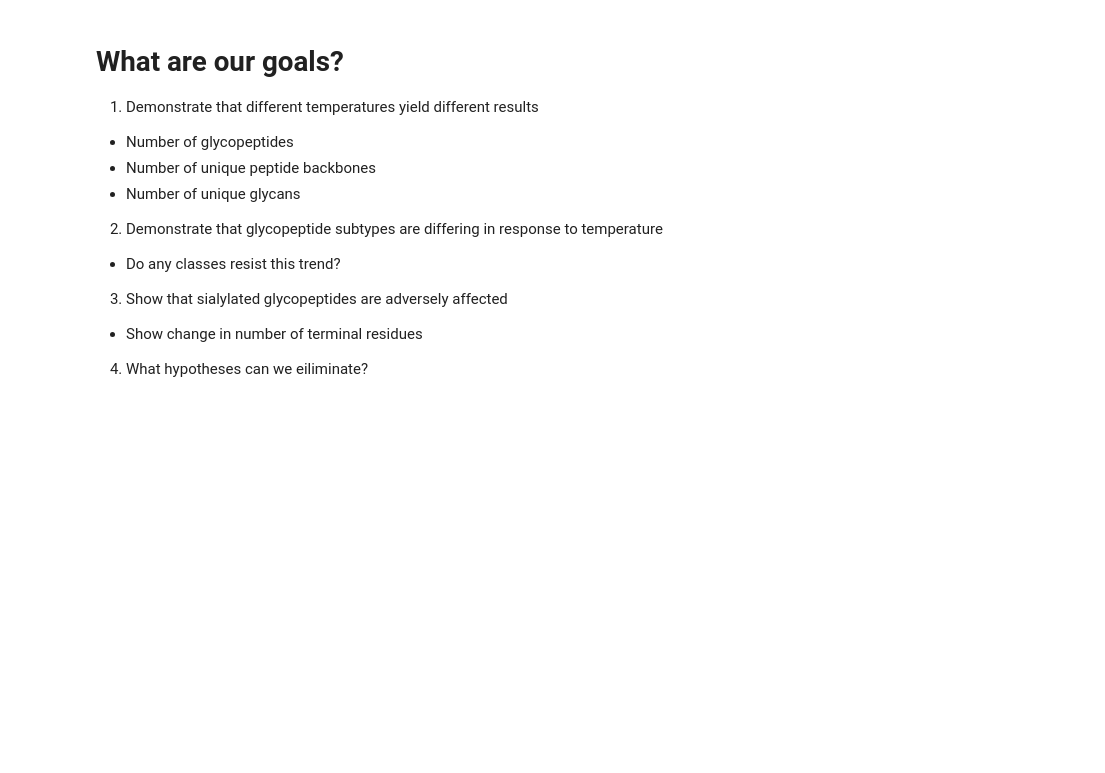
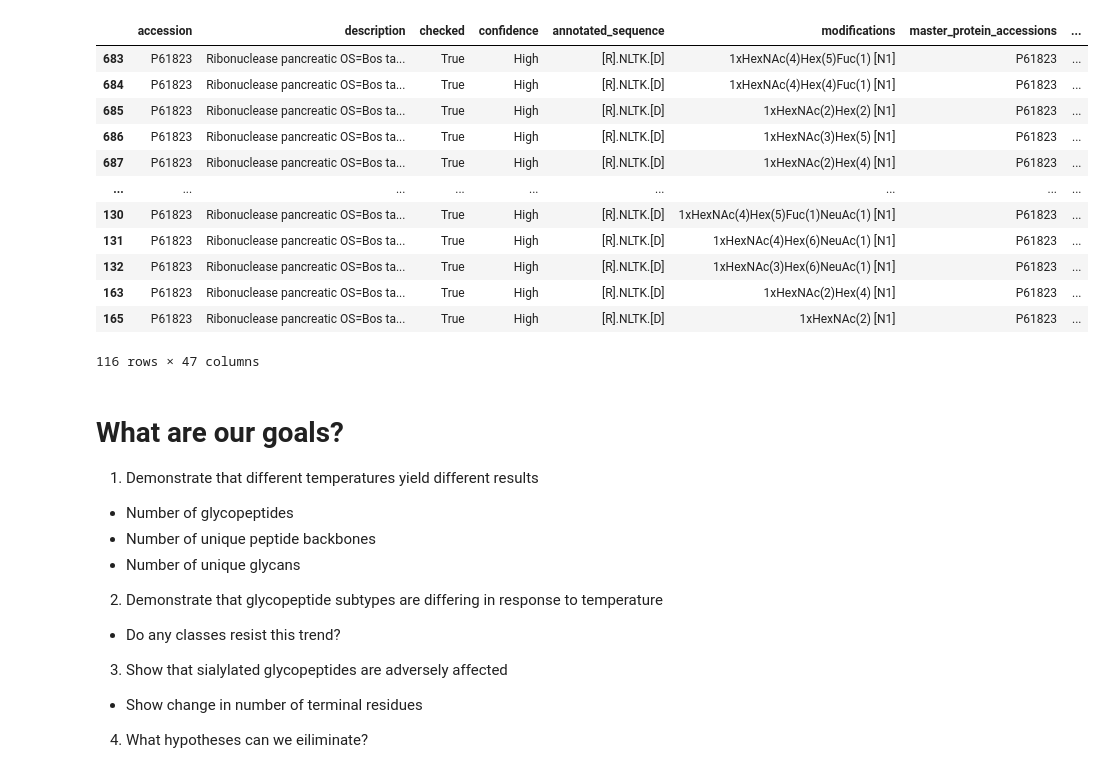
Before and after one commit to lingjunli-research/pgc-glycosylation-lfq, a Jupyter notebook: glycopeptide_analysis.ipynb, the cells around one changed output. Drawn from its saved outputs; the diff is of its cells as text; code cells hidden in the pictures; blank space fills up the shorter version.

```diff
--- a/glycopeptide_analysis.ipynb
+++ b/glycopeptide_analysis.ipynb
@@ -13,6 +13,22 @@ df = pd.read_csv(file)
 
 # organize contents
 df = df.sort_values(['concentration', 'temperature'], ascending=[False, True])
+# %%
+df[(df.concentration==1.0) & (df.sequence=='NLTK')]
+# %% [output]
+|  | accession | description | checked | confidence | annotated_sequence | modifications | master_protein_accessions | ... |
+| 683 | P61823 | Ribonuclease pancreatic OS=Bos ta... | True | High | [R].NLTK.[D] | 1xHexNAc(4)Hex(5)Fuc(1) [N1] | P61823 | ... |
+| 684 | P61823 | Ribonuclease pancreatic OS=Bos ta... | True | High | [R].NLTK.[D] | 1xHexNAc(4)Hex(4)Fuc(1) [N1] | P61823 | ... |
+| 685 | P61823 | Ribonuclease pancreatic OS=Bos ta... | True | High | [R].NLTK.[D] | 1xHexNAc(2)Hex(2) [N1] | P61823 | ... |
+| 686 | P61823 | Ribonuclease pancreatic OS=Bos ta... | True | High | [R].NLTK.[D] | 1xHexNAc(3)Hex(5) [N1] | P61823 | ... |
+| 687 | P61823 | Ribonuclease pancreatic OS=Bos ta... | True | High | [R].NLTK.[D] | 1xHexNAc(2)Hex(4) [N1] | P61823 | ... |
+| ... | ... | ... | ... | ... | ... | ... | ... | ... |
+| 130 | P61823 | Ribonuclease pancreatic OS=Bos ta... | True | High | [R].NLTK.[D] | 1xHexNAc(4)Hex(5)Fuc(1)NeuAc(1) [N1] | P61823 | ... |
+| 131 | P61823 | Ribonuclease pancreatic OS=Bos ta... | True | High | [R].NLTK.[D] | 1xHexNAc(4)Hex(6)NeuAc(1) [N1] | P61823 | ... |
+| 132 | P61823 | Ribonuclease pancreatic OS=Bos ta... | True | High | [R].NLTK.[D] | 1xHexNAc(3)Hex(6)NeuAc(1) [N1] | P61823 | ... |
+| 163 | P61823 | Ribonuclease pancreatic OS=Bos ta... | True | High | [R].NLTK.[D] | 1xHexNAc(2)Hex(4) [N1] | P61823 | ... |
+| 165 | P61823 | Ribonuclease pancreatic OS=Bos ta... | True | High | [R].NLTK.[D] | 1xHexNAc(2) [N1] | P61823 | ... |
+116 rows × 47 columns
 # %% [markdown]
 # <b>What are our goals?</b>
 
```
Also changed, not shown: parts of 17 cells of this notebook, 8 other files.
